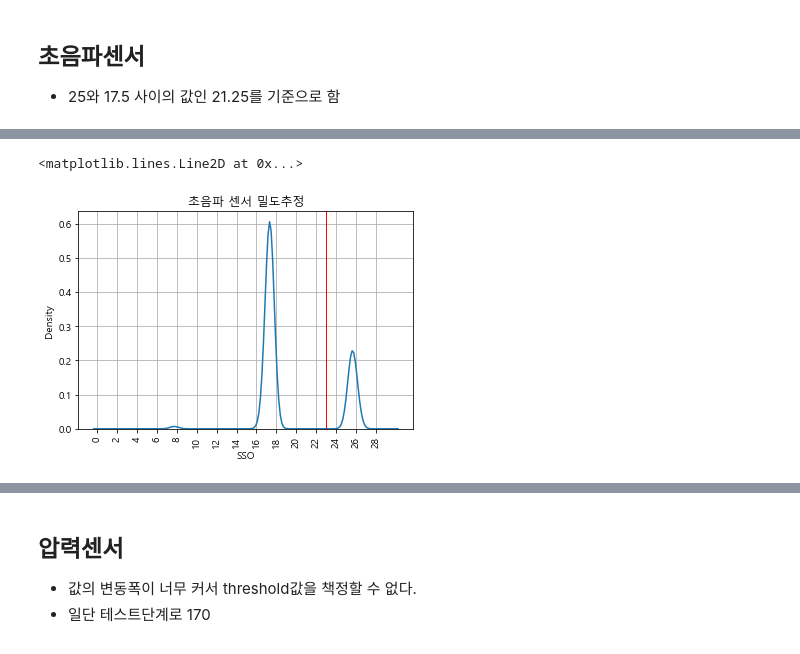
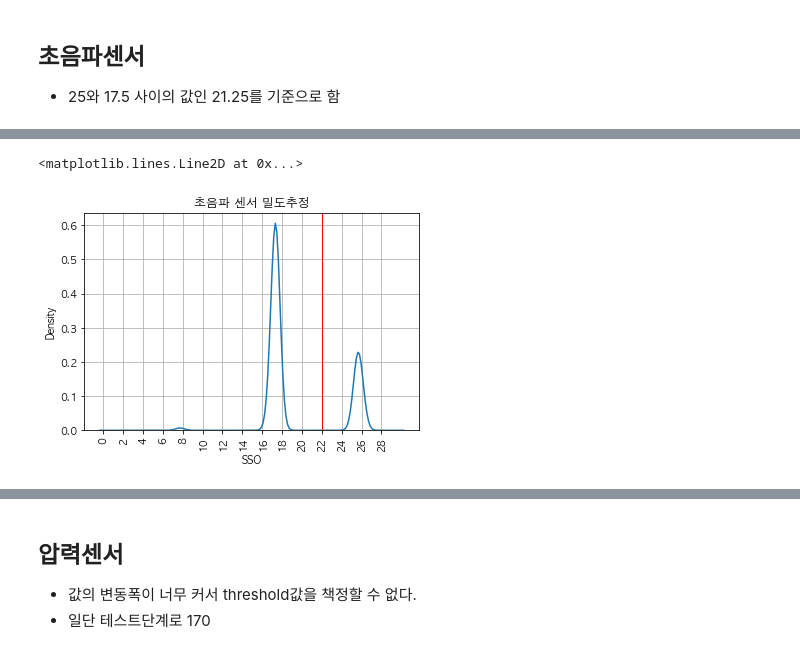
Before and after one commit to WhiteHyun/Lab, a Jupyter notebook: thesis/thesis.ipynb, the cells around one changed output, grey strips where cells are left out. Saved outputs shown, nothing was run; the diff lists cells and outputs as text; code cells hidden in the pictures.

```diff
--- a/thesis/thesis.ipynb
+++ b/thesis/thesis.ipynb
@@ -82,11 +84,11 @@ feature_df["SSO"].plot()
 # %%
 sns.kdeplot(feature_df['SSO'])
 plt.grid()
 tik = np.arange(0, 30, 2)
 plt.title("초음파 센서 밀도추정")
 _ = plt.xticks(ticks=tik, labels=tik, rotation=90)
-plt.axvline(x=23, linewidth=1, color='r')
+plt.axvline(x=22, linewidth=1, color='r')
 # %% [output]
 <matplotlib.lines.Line2D at 0x...>
-[figure, old version]
+[figure, new version]
 # %%
```
Also changed, not shown: parts of 18 cells of this notebook.
